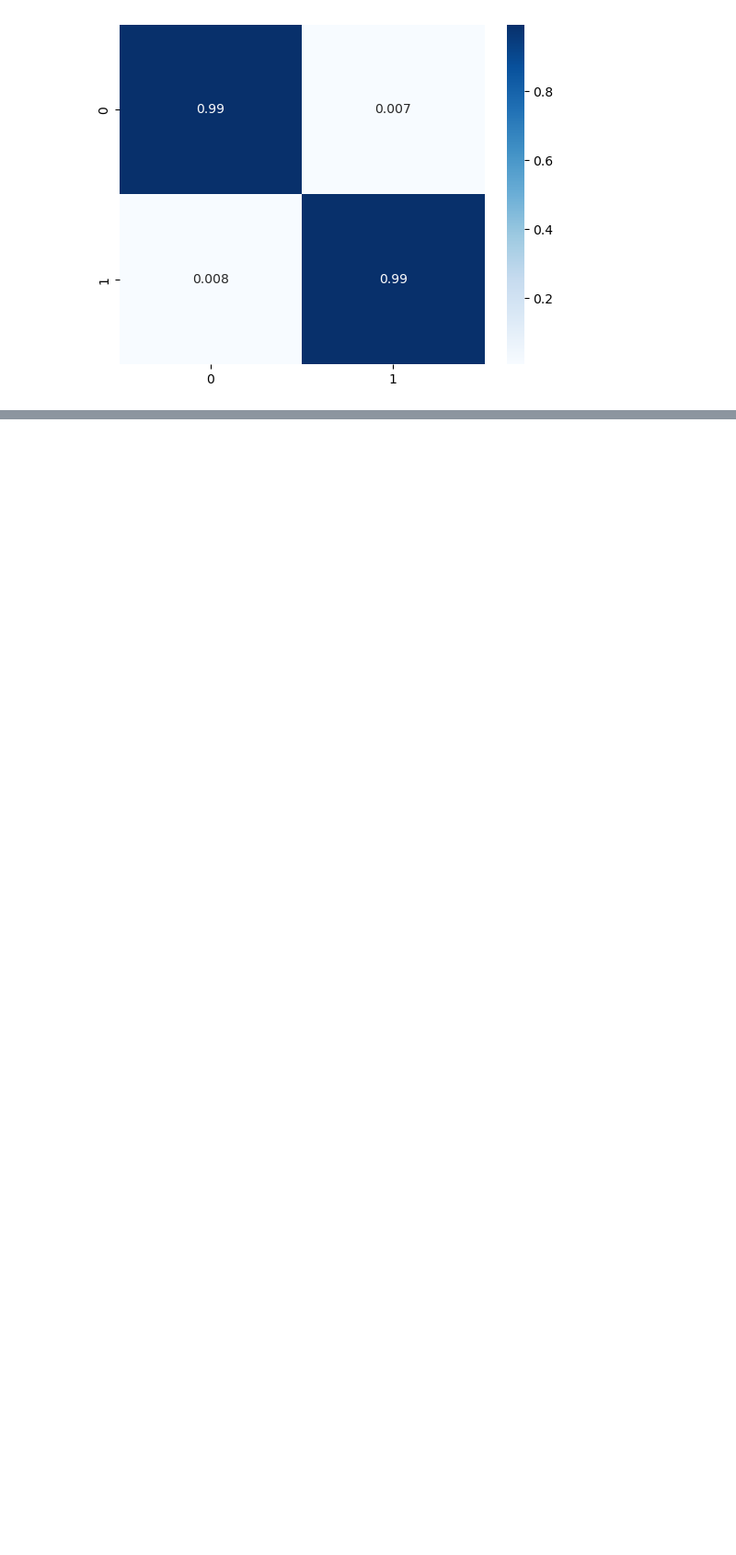
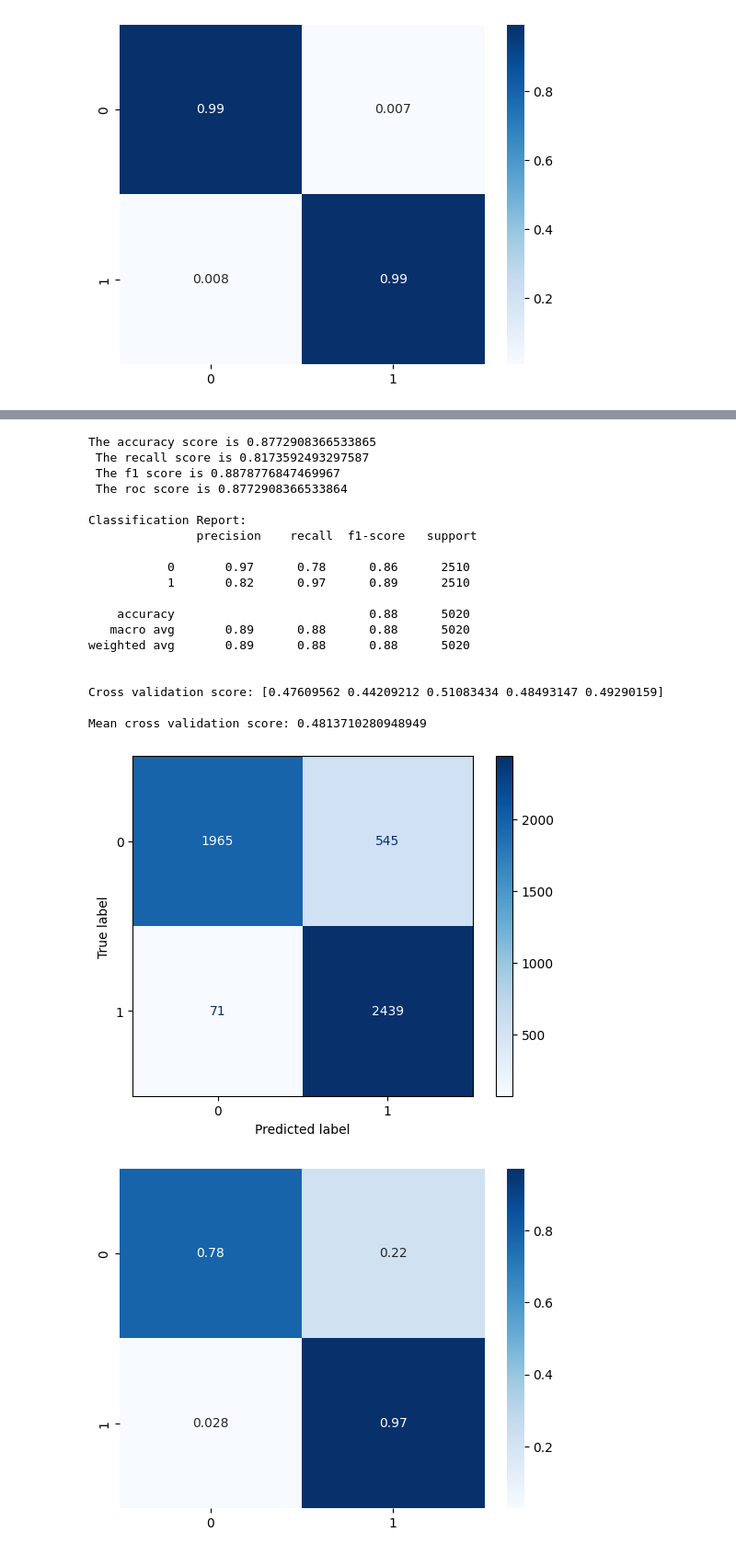
Before and after one commit to PBustamante65/NEO, a Jupyter notebook: API_test/NEOAPI.ipynb, the cells around one changed output, grey strips where cells are left out. Shown at 92% size. Cells and saved outputs as stored; diff of their text form; code cells hidden in the pictures; blank space fills up the shorter version.

```diff
--- a/API_test/NEOAPI.ipynb
+++ b/API_test/NEOAPI.ipynb
@@ -320,0 +404,5 @@ Mean cross validation score: 0.9998913350991737
+# %%
+dftest2 = dftest.copy()
+
+dftest2 = dp.OverallProcessor(dftest2).rus()
+dftest2.shape
@@ -320,0 +411,5 @@ Mean cross validation score: 0.9998913350991737
+# %%
+scsplit = dp.scalesplit(dftest2)
+X_train, X_test, y_train, y_test = scsplit.ssplit()
+
+X_train.shape, X_test.shape, y_train.shape, y_test.shape
@@ -320,0 +420,26 @@ Mean cross validation score: 0.9998913350991737
+# %%
+log_reg = dp.LogRegression(X_train, X_test, y_train, y_test)
+
+log_reg.fit()
+# %% [output]
+The accuracy score is 0.8772908366533865
+ The recall score is 0.8173592493297587
+ The f1 score is 0.8878776847469967
+ The roc score is 0.8772908366533864
+
+Classification Report:
+               precision    recall  f1-score   support
+
+           0       0.97      0.78      0.86      2510
+           1       0.82      0.97      0.89      2510
+
+    accuracy                           0.88      5020
+   macro avg       0.89      0.88      0.88      5020
+weighted avg       0.89      0.88      0.88      5020
+
+
+Cross validation score: [0.47609562 0.44209212 0.51083434 0.48493147 0.49290159]
+
+Mean cross validation score: 0.4813710280948949
+[figure, added]
+[figure, added]
```
Also changed, not shown: parts of 37 cells of this notebook, 1 other file.
